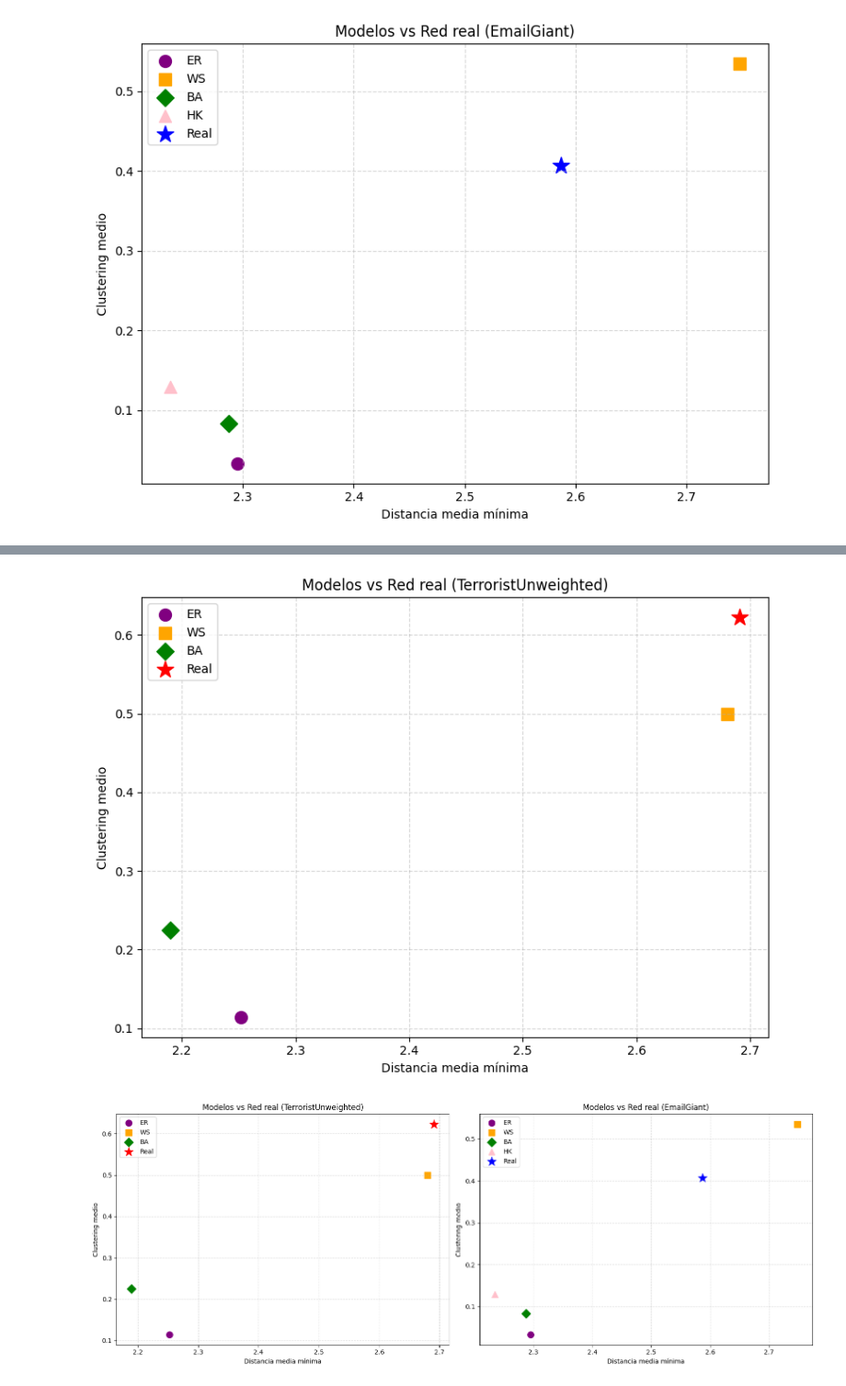
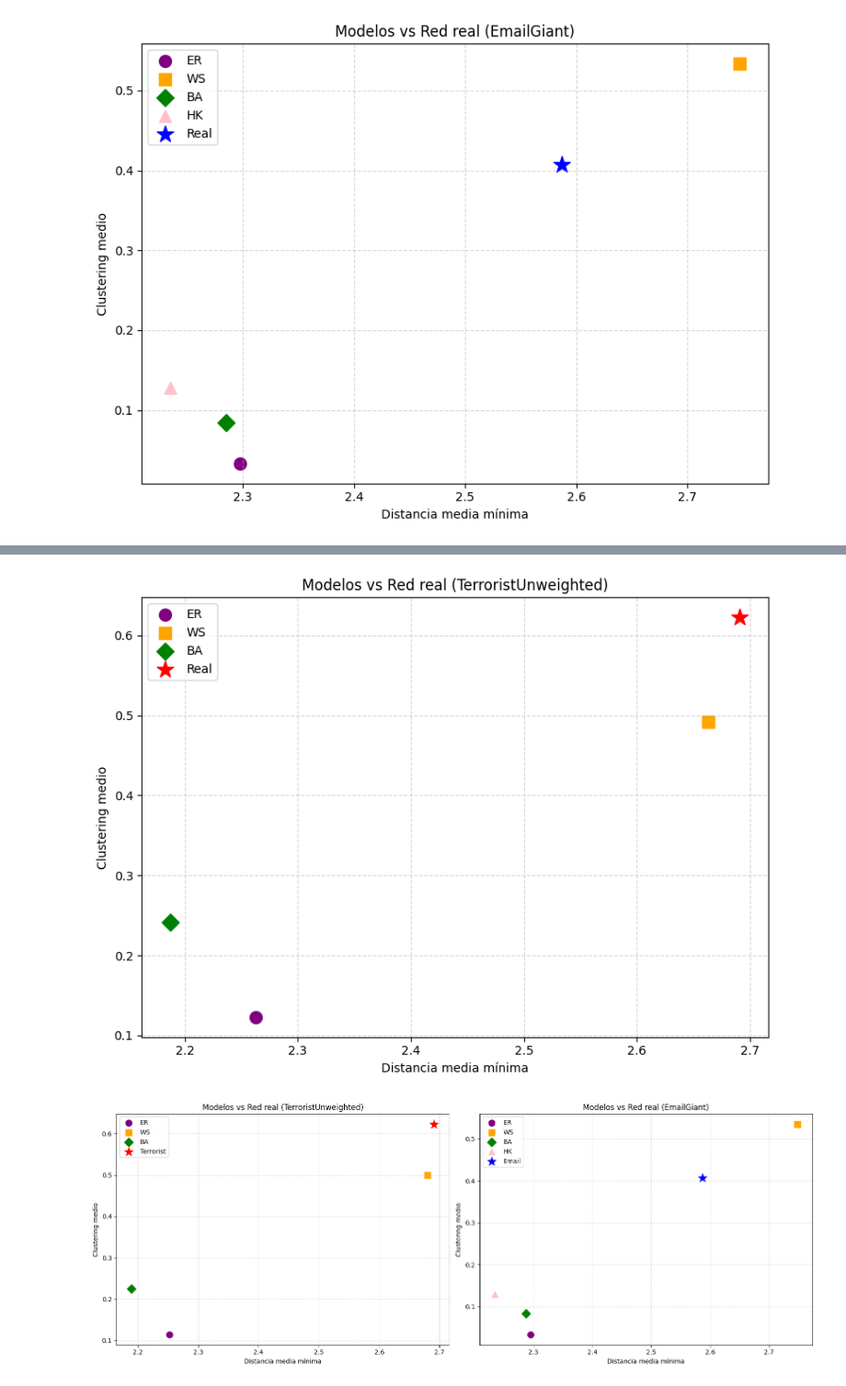
Before and after one commit to Grupo-12-DMCyT/Comparative-Analysis-in-Two-Human-Networks, a Jupyter notebook: DMCyT_sil_tutorial_Datasets_TP1_2025.ipynb, the cells around one changed output, grey strips where cells are left out. Shown at 92% size. Saved outputs shown, nothing was run; the diff lists cells and outputs as text; code cells hidden in the pictures.

```diff
--- a/DMCyT_sil_tutorial_Datasets_TP1_2025.ipynb
+++ b/DMCyT_sil_tutorial_Datasets_TP1_2025.ipynb
@@ -428,7 +428,7 @@ G_er_emailGiant = nx.erdos_renyi_graph(n_emailGiant, p_emailGiant)
 
 # Prototipo WS
 k_emailGiant = int(round(2 * e_emailGiant / n_emailGiant)) #K inicial estimado
-G_ws_emailGiant = nx.watts_strogatz_graph(n_emailGiant, k_emailGiant, p=0.1)  # p=0.1 o p=0.2
+G_ws_emailGiant = nx.watts_strogatz_graph(n_emailGiant, k_emailGiant, p=0.03)
 
 # Prototipo BA
 e_ba_emailGiant = int(round(e_emailGiant / n_emailGiant))  # enlaces nuevos por nodo en BA ~ promedio del real
@@ -543,5 +627,5 @@ Densidad BA generada: 0.031960
 # %%
-#SIL 4.b distribución de grado TerroristUnweighted comparada con prototipos ER, WS, BA
+#SIL 4.b distribución de grado TerroristUnweighted LOG comparada con prototipos ER, WS, BA
 
 n_TerroristUnweighted = TerroristUnweighted.number_of_nodes()  # 64
 e_TerroristUnweighted = TerroristUnweighted.number_of_edges()  # 243
@@ -552,7 +636,7 @@ G_er_TerroristUnweighted = nx.erdos_renyi_graph(n_TerroristUnweighted, p_Terrori
 
 # Prototipo WS
 k_TerroristUnweighted = int(round(2 * e_TerroristUnweighted / n_TerroristUnweighted))  # K inicial estimado
-G_ws_TerroristUnweighted = nx.watts_strogatz_graph(n_TerroristUnweighted, k_TerroristUnweighted, p=0.1)
+G_ws_TerroristUnweighted = nx.watts_strogatz_graph(n_TerroristUnweighted, k_TerroristUnweighted, p=0.03)
 
 # Prototipo BA
 e_ba_TerroristUnweighted = int(round(e_TerroristUnweighted / n_TerroristUnweighted))  # Número de enlaces nuevos por nodo en BA
@@ -704,12 +927,8 @@ Distancia mínima media: 2.2357 ± 0.0058
 # SIL scatterplot clustering y distancia emailgiant
 
 modelos = ['ER', 'WS', 'BA', 'HK']
-clustering_email = [0.0331, 0.5347, 0.0830, 0.1286]
-distancia_email = [2.2950, 2.7482, 2.2874, 2.2345]
-
-# Punto real
-clustering_real = 0.4071
-distancia_real = 2.5869
+clustering_email = [emailGiant_avg_clust_ER, emailGiant_avg_clust_WS, emailGiant_avg_clust_BA, emailGiant_avg_clust_HK]
+distancia_email = [emailGiant_avg_dist_ER, emailGiant_avg_dist_WS, emailGiant_avg_dist_BA, emailGiant_avg_dist_HK]
 
 # Colores y marcadores
 colores = ['purple', 'orange', 'green', 'pink']
@@ -722,7 +941,7 @@ for i in range(len(modelos)):
     plt.scatter(distancia_email[i], clustering_email[i], label=modelos[i], color=colores[i], marker=marcadores[i], s=100)
 
 # Punto real
-plt.scatter(distancia_real, clustering_real, label='Real', color='blue', marker='*', s=200)
+plt.scatter(emailGiant_avg_dist, emailGiant_avg_clust, label='Real', color='blue', marker='*', s=200)
 
 plt.xlabel('Distancia media mínima')
 plt.ylabel('Clustering medio')
@@ -809,36 +1045,33 @@ Distancia mínima media: 2.1897 ± 0.0269
 # %%
 # SIL scatterplot clustering y distancia terroristunweighted
 
 modelos = ['ER', 'WS', 'BA']
-clustering_terr = [0.1143, 0.4994 , 0.2254]
-distancia_terr = [2.2522 , 2.6803,2.1897]
 
-# Punto real
-clustering_real_terr = 0.6223
-distancia_real_terr = 2.6910
+clustering_terr = [TerroristUnweighted_avg_clust_ER, TerroristUnweighted_avg_clust_WS, TerroristUnweighted_avg_clust_BA]
+distancia_terr = [TerroristUnweighted_avg_dist_ER, TerroristUnweighted_avg_dist_WS, TerroristUnweighted_avg_dist_BA]
 
 # Colores y marcadores
 colores = ['purple', 'orange', 'green']
 marcadores = ['o', 's', 'D', '^']
 
 plt.figure(figsize=(8, 6))
 
 # Puntos de los modelos
 for i in range(len(modelos)):
     plt.scatter(distancia_terr[i], clustering_terr[i], label=modelos[i], color=colores[i], marker=marcadores[i], s=100)
 
 # Punto real
-plt.scatter(distancia_real_terr, clustering_real_terr, label='Real', color='red', marker='*', s=200)
+plt.scatter(TerroristUnweighted_avg_dist, TerroristUnweighted_avg_clust, label='Real', color='red', marker='*', s=200)
 
 plt.xlabel('Distancia media mínima')
 plt.ylabel('Clustering medio')
 plt.title('Modelos vs Red real (TerroristUnweighted)')
 plt.grid(True, linestyle='--', alpha=0.5)
 plt.legend()
 plt.tight_layout()
 plt.show()
 # %% [output]
-[figure, old version]
+[figure, new version]
 # %%
 # SIL scatterplot clustering y distancia terroristunweighted
 
```
Also changed, not shown: parts of 12 cells of this notebook.
